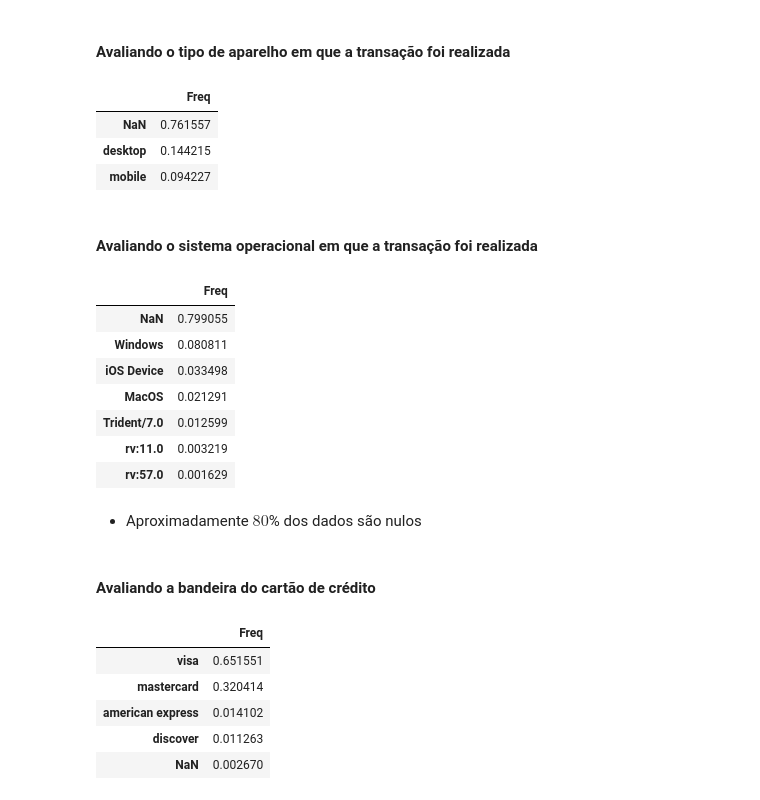
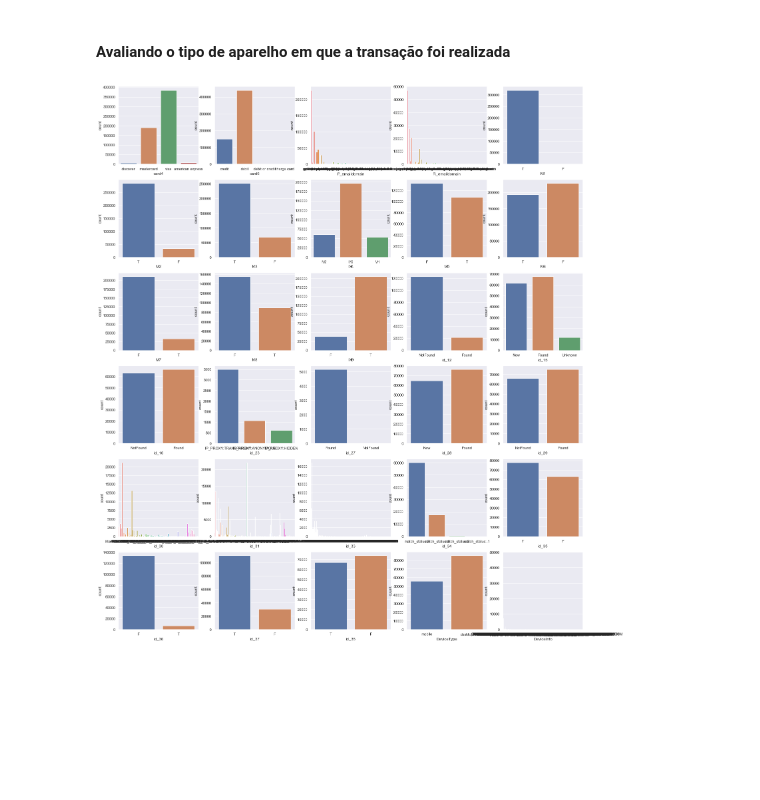
Before and after one commit to lucasdetoledo4/ML-UFSC, a Jupyter notebook: fraud_detection_V1.ipynb, the cells around one changed output. Drawn from its saved outputs; the diff is of its cells as text; code cells hidden in the pictures; blank space fills up the shorter version.

```diff
--- a/fraud_detection_V1.ipynb
+++ b/fraud_detection_V1.ipynb
@@ -63,44 +120,22 @@ Name: isFraud, dtype: int64
 # %%
 devicetype_freq = pd.DataFrame.from_dict(df_train['DeviceType'].value_counts(normalize=True, dropna=False))
 
 devicetype_freq.rename(columns={'DeviceType': 'Freq'}, inplace=True)
 devicetype_freq
+
+categorical_columns = df_train.select_dtypes(exclude=np.number).columns.to_list()
+
+fig, axes = plt.subplots(6, 5, figsize=(25, 30))
+
+aux = 1
+
+for row in axes:
+    for column in row:
+
+        sns.countplot(data=df_train, x=categorical_columns[aux], ax=column)
+        aux += 1
+
+
+plt.show()
 # %% [output]
-|  | Freq |
-| NaN | 0.761557 |
-| desktop | 0.144215 |
-| mobile | 0.094227 |
+[figure, added]
-# %% [markdown]
-#### Avaliando o sistema operacional em que a transação foi realizada
-# %%
-dev_freq = pd.DataFrame.from_dict(df_train['DeviceInfo'].value_counts(normalize=True, dropna=False))
-
-dev_freq.rename(columns={'DeviceInfo': 'Freq'}, inplace=True)
-dev_freq = dev_freq[dev_freq['Freq'] >= 0.1/100]
-
-dev_freq
-# %% [output]
-|  | Freq |
-| NaN | 0.799055 |
-| Windows | 0.080811 |
-| iOS Device | 0.033498 |
-| MacOS | 0.021291 |
-| Trident/7.0 | 0.012599 |
-| rv:11.0 | 0.003219 |
-| rv:57.0 | 0.001629 |
-# %% [markdown]
-- Aproximadamente $ 80$% dos dados são nulos
-# %% [markdown]
-#### Avaliando a bandeira do cartão de crédito
-# %%
-cc_freq = pd.DataFrame.from_dict(df_train['card4'].value_counts(normalize=True, dropna=False))
-
-cc_freq.rename(columns={'card4': 'Freq'}, inplace=True)
-cc_freq
-# %% [output]
-|  | Freq |
-| visa | 0.651551 |
-| mastercard | 0.320414 |
-| american express | 0.014102 |
-| discover | 0.011263 |
-| NaN | 0.002670 |
```
Also changed, not shown: parts of 9 cells of this notebook.
